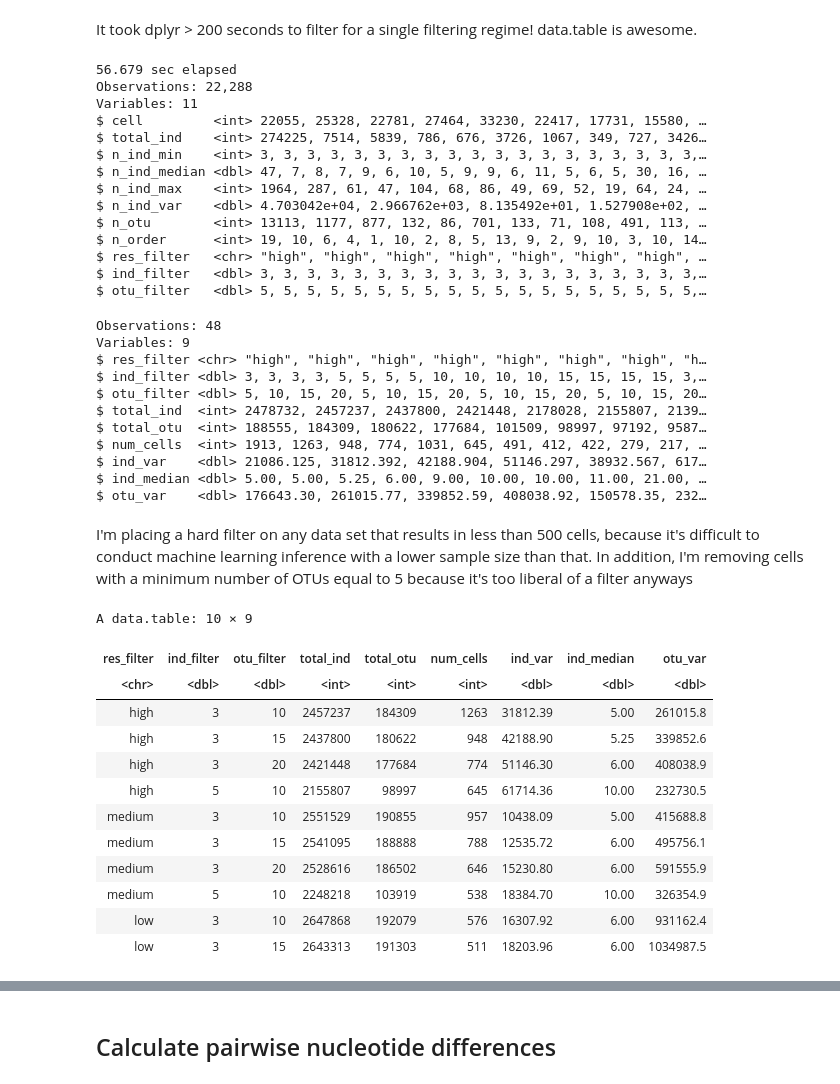
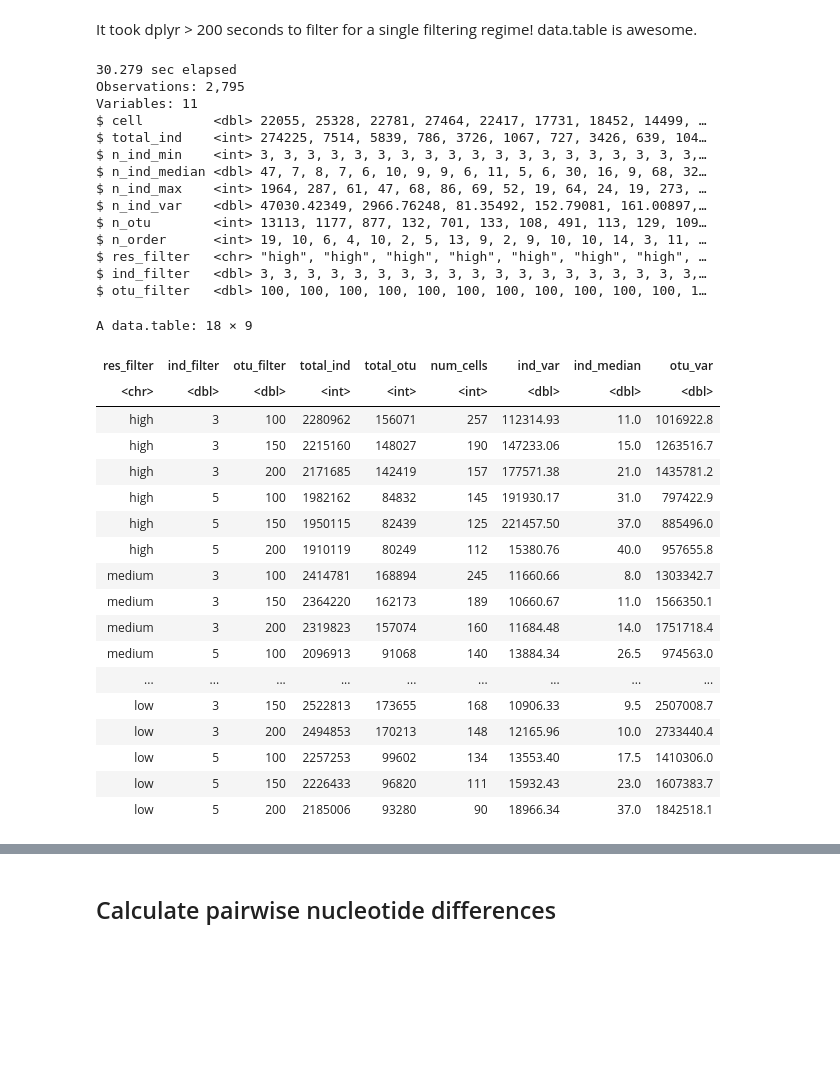
Before and after one commit to connor-french/global-insect-macrogenetics, a Jupyter notebook: step-2_seq-stats-test.ipynb, the cells around one changed output, grey strips where cells are left out. Cells and saved outputs as stored; diff of their text form; code cells hidden in the pictures; blank space fills up the shorter version.

```diff
--- a/step-2_seq-stats-test.ipynb
+++ b/step-2_seq-stats-test.ipynb
@@ -208,8 +209,8 @@ It took dplyr > 200 seconds to filter for a single filtering regime! data.table
 # %%
 # since the filtering process is fast, I'm including some liberal and conservative filtering parameters.
 res_list <- c("high", "medium", "low")
-ind_list <- c(3, 5, 10, 15)
-otu_list <- c(5, 10, 15, 20)
+ind_list <- c(3, 5)
+otu_list <- c(100, 150, 200)
 
 # get all combinations of filtering parameters
 input_list <- expand_grid(res_list, ind_list, otu_list)
@@ -222,67 +223,58 @@ bold_filtered <- purrr::pmap(list(input_list$res_list,
     rbindlist()
 toc()
 
+fwrite(bold_filtered, here("output", "spreadsheets", "bold_cell_summaries.csv"))
+
 glimpse(bold_filtered)
 # %% [output]
-56.679 sec elapsed
-Observations: 22,288
+30.279 sec elapsed
+Observations: 2,795
 Variables: 11
-$ cell         <int> 22055, 25328, 22781, 27464, 33230, 22417, 17731, 15580, …
-$ total_ind    <int> 274225, 7514, 5839, 786, 676, 3726, 1067, 349, 727, 3426…
+$ cell         <dbl> 22055, 25328, 22781, 27464, 22417, 17731, 18452, 14499, …
+$ total_ind    <int> 274225, 7514, 5839, 786, 3726, 1067, 727, 3426, 639, 104…
 $ n_ind_min    <int> 3, 3, 3, 3, 3, 3, 3, 3, 3, 3, 3, 3, 3, 3, 3, 3, 3, 3, 3,…
-$ n_ind_median <dbl> 47, 7, 8, 7, 9, 6, 10, 5, 9, 9, 6, 11, 5, 6, 5, 30, 16, …
-$ n_ind_max    <int> 1964, 287, 61, 47, 104, 68, 86, 49, 69, 52, 19, 64, 24, …
-$ n_ind_var    <dbl> 4.703042e+04, 2.966762e+03, 8.135492e+01, 1.527908e+02, …
-$ n_otu        <int> 13113, 1177, 877, 132, 86, 701, 133, 71, 108, 491, 113, …
-$ n_order      <int> 19, 10, 6, 4, 1, 10, 2, 8, 5, 13, 9, 2, 9, 10, 3, 10, 14…
+$ n_ind_median <dbl> 47, 7, 8, 7, 6, 10, 9, 9, 6, 11, 5, 6, 30, 16, 9, 68, 32…
+$ n_ind_max    <int> 1964, 287, 61, 47, 68, 86, 69, 52, 19, 64, 24, 19, 273, …
+$ n_ind_var    <dbl> 47030.42349, 2966.76248, 81.35492, 152.79081, 161.00897,…
+$ n_otu        <int> 13113, 1177, 877, 132, 701, 133, 108, 491, 113, 129, 109…
+$ n_order      <int> 19, 10, 6, 4, 10, 2, 5, 13, 9, 2, 9, 10, 10, 14, 3, 11, …
 $ res_filter   <chr> "high", "high", "high", "high", "high", "high", "high", …
 $ ind_filter   <dbl> 3, 3, 3, 3, 3, 3, 3, 3, 3, 3, 3, 3, 3, 3, 3, 3, 3, 3, 3,…
-$ otu_filter   <dbl> 5, 5, 5, 5, 5, 5, 5, 5, 5, 5, 5, 5, 5, 5, 5, 5, 5, 5, 5,…
+$ otu_filter   <dbl> 100, 100, 100, 100, 100, 100, 100, 100, 100, 100, 100, 1…
 # %%
 # interested in:
 # the total number of individuals (total_ind) and otus (total_otu),
 # the number of cells
 # the variance in the median number of individuals per otu per cell (ind_var),
 # the median of the median number of individuals per otu per cell (ind_median), **this tells us the average across cells for each filtering regime
 # and the variance in the number of otus per cell (otu_var) for each filtering regime
 
 bold_summary <- bold_filtered[,.(total_ind = sum(total_ind),
                                  total_otu = sum(n_otu),
                                  num_cells = .N,
                                  ind_var = var(n_ind_median),
                                  ind_median = median(n_ind_median),
                                  otu_var = var(n_otu)),
                              by = .(res_filter, ind_filter, otu_filter)]
 
-glimpse(bold_summary)
+bold_summary
 # %% [output]
-Observations: 48
-Variables: 9
-$ res_filter <chr> "high", "high", "high", "high", "high", "high", "high", "h…
-$ ind_filter <dbl> 3, 3, 3, 3, 5, 5, 5, 5, 10, 10, 10, 10, 15, 15, 15, 15, 3,…
-$ otu_filter <dbl> 5, 10, 15, 20, 5, 10, 15, 20, 5, 10, 15, 20, 5, 10, 15, 20…
-$ total_ind  <int> 2478732, 2457237, 2437800, 2421448, 2178028, 2155807, 2139…
-$ total_otu  <int> 188555, 184309, 180622, 177684, 101509, 98997, 97192, 9587…
-$ num_cells  <int> 1913, 1263, 948, 774, 1031, 645, 491, 412, 422, 279, 217, …
-$ ind_var    <dbl> 21086.125, 31812.392, 42188.904, 51146.297, 38932.567, 617…
-$ ind_median <dbl> 5.00, 5.00, 5.25, 6.00, 9.00, 10.00, 10.00, 11.00, 21.00, …
-$ otu_var    <dbl> 176643.30, 261015.77, 339852.59, 408038.92, 150578.35, 232…
+A data.table: 18 × 9
+| res_filter | ind_filter | otu_filter | total_ind | total_otu | num_cells | ind_var | ind_median | otu_var |
+| <chr> | <dbl> | <dbl> | <int> | <int> | <int> | <dbl> | <dbl> | <dbl> |
+| high | 3 | 100 | 2280962 | 156071 | 257 | 112314.93 | 11.0 | 1016922.8 |
+| high | 3 | 150 | 2215160 | 148027 | 190 | 147233.06 | 15.0 | 1263516.7 |
+| high | 3 | 200 | 2171685 | 142419 | 157 | 177571.38 | 21.0 | 1435781.2 |
+| high | 5 | 100 | 1982162 | 84832 | 145 | 191930.17 | 31.0 | 797422.9 |
+| high | 5 | 150 | 1950115 | 82439 | 125 | 221457.50 | 37.0 | 885496.0 |
+| high | 5 | 200 | 1910119 | 80249 | 112 | 15380.76 | 40.0 | 957655.8 |
+| medium | 3 | 100 | 2414781 | 168894 | 245 | 11660.66 | 8.0 | 1303342.7 |
+| medium | 3 | 150 | 2364220 | 162173 | 189 | 10660.67 | 11.0 | 1566350.1 |
+| medium | 3 | 200 | 2319823 | 157074 | 160 | 11684.48 | 14.0 | 1751718.4 |
+| medium | 5 | 100 | 2096913 | 91068 | 140 | 13884.34 | 26.5 | 974563.0 |
+| ... | ... | ... | ... | ... | ... | ... | ... | ... |
+| low | 3 | 150 | 2522813 | 173655 | 168 | 10906.33 | 9.5 | 2507008.7 |
+| low | 3 | 200 | 2494853 | 170213 | 148 | 12165.96 | 10.0 | 2733440.4 |
+| low | 5 | 100 | 2257253 | 99602 | 134 | 13553.40 | 17.5 | 1410306.0 |
+| low | 5 | 150 | 2226433 | 96820 | 111 | 15932.43 | 23.0 | 1607383.7 |
+| low | 5 | 200 | 2185006 | 93280 | 90 | 18966.34 | 37.0 | 1842518.1 |
-# %% [markdown]
-I'm placing a hard filter on any data set that results in less than 500 cells, because it's difficult to conduct machine learning inference with a lower sample size than that. In addition, I'm removing cells with a minimum number of OTUs equal to 5 because it's too liberal of a filter anyways
-# %%
-bold_summary_cellfilt <- bold_summary[num_cells >= 500 & otu_filter >= 10]
-bold_summary_cellfilt
-# %% [output]
-A data.table: 10 × 9
-| res_filter | ind_filter | otu_filter | total_ind | total_otu | num_cells | ind_var | ind_median | otu_var |
-| <chr> | <dbl> | <dbl> | <int> | <int> | <int> | <dbl> | <dbl> | <dbl> |
-| high | 3 | 10 | 2457237 | 184309 | 1263 | 31812.39 | 5.00 | 261015.8 |
-| high | 3 | 15 | 2437800 | 180622 | 948 | 42188.90 | 5.25 | 339852.6 |
-| high | 3 | 20 | 2421448 | 177684 | 774 | 51146.30 | 6.00 | 408038.9 |
-| high | 5 | 10 | 2155807 | 98997 | 645 | 61714.36 | 10.00 | 232730.5 |
-| medium | 3 | 10 | 2551529 | 190855 | 957 | 10438.09 | 5.00 | 415688.8 |
-| medium | 3 | 15 | 2541095 | 188888 | 788 | 12535.72 | 6.00 | 495756.1 |
-| medium | 3 | 20 | 2528616 | 186502 | 646 | 15230.80 | 6.00 | 591555.9 |
-| medium | 5 | 10 | 2248218 | 103919 | 538 | 18384.70 | 10.00 | 326354.9 |
-| low | 3 | 10 | 2647868 | 192079 | 576 | 16307.92 | 6.00 | 931162.4 |
-| low | 3 | 15 | 2643313 | 191303 | 511 | 18203.96 | 6.00 | 1034987.5 |
```
Also changed, not shown: parts of 16 cells of this notebook.
